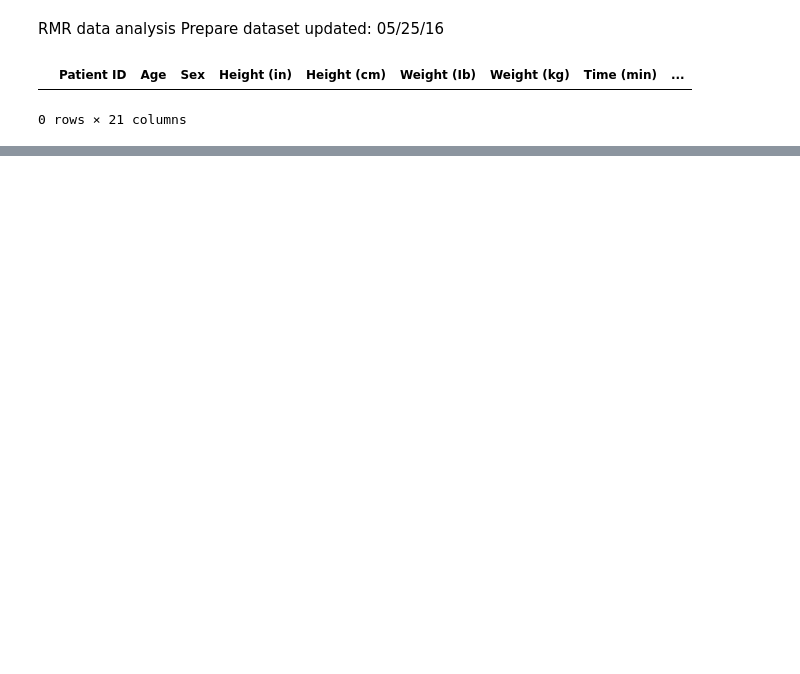
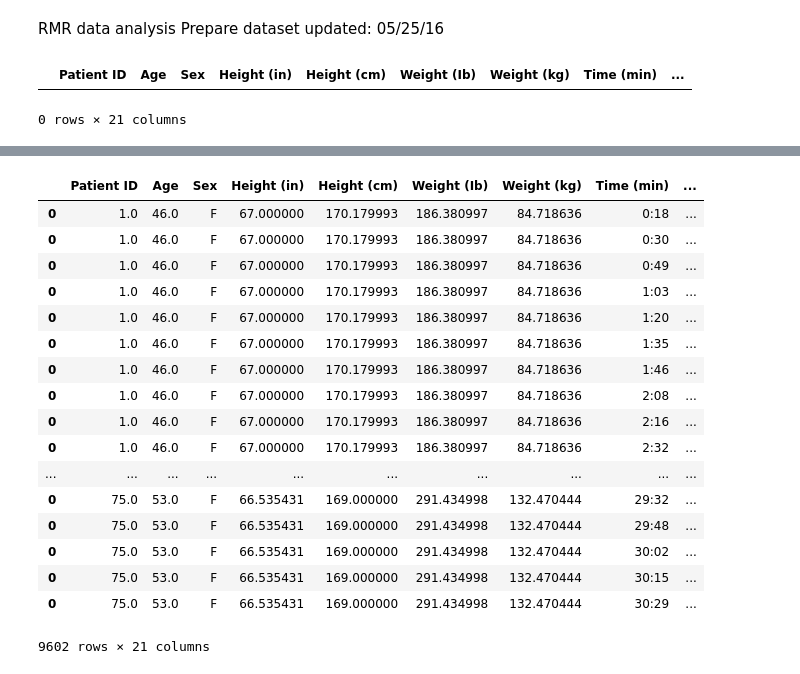
Before and after one commit to junke119119/summer, a Jupyter notebook: Untitled.ipynb, the cells around one changed output, grey strips where cells are left out. Cells and saved outputs as stored; diff of their text form; code cells hidden in the pictures; blank space fills up the shorter version.

```diff
--- a/Untitled.ipynb
+++ b/Untitled.ipynb
@@ -52,10 +59,0 @@ def get_raw_data():
-# %%
-## Function to get yellow region index
-def get_yellow_index():
-
-    # Create a list to save the index
-    index_list = []
-
-
-
-    return index_list
@@ -61,0 +113,12 @@ def get_yellow_index():
+# %%
+def get_start_of_data(sheet):
+
+    #print("start get_start_of_data")
+    # Save the index of the number of start line of raw data
+    for row in range(27,32):
+        value = sheet.cell(row = row, column = 1).value
+        if value == 'min  ':
+            data_start = row + 2
+            break
+    #print("end get_start_of_data")
+    return data_start
@@ -78,16 +334,29 @@ df
 ## Read Excel Files
 for i in range(0,len(all_files)):
 
+
     # Patient ID
-    idNumber = i
+    idNumber = i+1
+    print(i)
+    print("file name")
+    print(all_files[i])
 
     # Initiation of a data list for row in dataframe
     data = [idNumber]
 
     # open excel work book and sheet1
     wb = openpyxl.load_workbook(all_files[i], use_iterators= True)
-    sheet = wb.get_sheet_by_name(name = 'Sheet1')
+    sheet_1 = wb.get_sheet_by_name(name = 'Sheet1')
+    #sheet_2 = wb.get_sheet_by_name(name = 'Subject Report')
 
     # Call function to update data list with age, sex, height and weight
-    data = get_Patient_Info(sheet, data)
+    data = get_Patient_Info(sheet_1, data)
+
+    # Call function to get the list of start and end index of yellow region
+    yellow = get_yellow_index(sheet_1)
+
+    # Call function to get the data and save the data to dataframe
+    df = get_data(sheet_1, data, yellow, df, columns)
+
+    print(df)
 # %% [output]
@@ -170,0 +380,21 @@ professions_dict
+# %%
+df
+# %% [output]
+|  | Patient ID | Age | Sex | Height (in) | Height (cm) | Weight (Ib) | Weight (kg) | Time (min) | ... |
+| 0 | 1.0 | 46.0 | F | 67.000000 | 170.179993 | 186.380997 | 84.718636 | 0:18 | ... |
+| 0 | 1.0 | 46.0 | F | 67.000000 | 170.179993 | 186.380997 | 84.718636 | 0:30 | ... |
+| 0 | 1.0 | 46.0 | F | 67.000000 | 170.179993 | 186.380997 | 84.718636 | 0:49 | ... |
+| 0 | 1.0 | 46.0 | F | 67.000000 | 170.179993 | 186.380997 | 84.718636 | 1:03 | ... |
+| 0 | 1.0 | 46.0 | F | 67.000000 | 170.179993 | 186.380997 | 84.718636 | 1:20 | ... |
+| 0 | 1.0 | 46.0 | F | 67.000000 | 170.179993 | 186.380997 | 84.718636 | 1:35 | ... |
+| 0 | 1.0 | 46.0 | F | 67.000000 | 170.179993 | 186.380997 | 84.718636 | 1:46 | ... |
+| 0 | 1.0 | 46.0 | F | 67.000000 | 170.179993 | 186.380997 | 84.718636 | 2:08 | ... |
+| 0 | 1.0 | 46.0 | F | 67.000000 | 170.179993 | 186.380997 | 84.718636 | 2:16 | ... |
+| 0 | 1.0 | 46.0 | F | 67.000000 | 170.179993 | 186.380997 | 84.718636 | 2:32 | ... |
+| ... | ... | ... | ... | ... | ... | ... | ... | ... | ... |
+| 0 | 75.0 | 53.0 | F | 66.535431 | 169.000000 | 291.434998 | 132.470444 | 29:32 | ... |
+| 0 | 75.0 | 53.0 | F | 66.535431 | 169.000000 | 291.434998 | 132.470444 | 29:48 | ... |
+| 0 | 75.0 | 53.0 | F | 66.535431 | 169.000000 | 291.434998 | 132.470444 | 30:02 | ... |
+| 0 | 75.0 | 53.0 | F | 66.535431 | 169.000000 | 291.434998 | 132.470444 | 30:15 | ... |
+| 0 | 75.0 | 53.0 | F | 66.535431 | 169.000000 | 291.434998 | 132.470444 | 30:29 | ... |
+9602 rows × 21 columns
```
Also changed, not shown: parts of 18 cells of this notebook, 1 other file.
